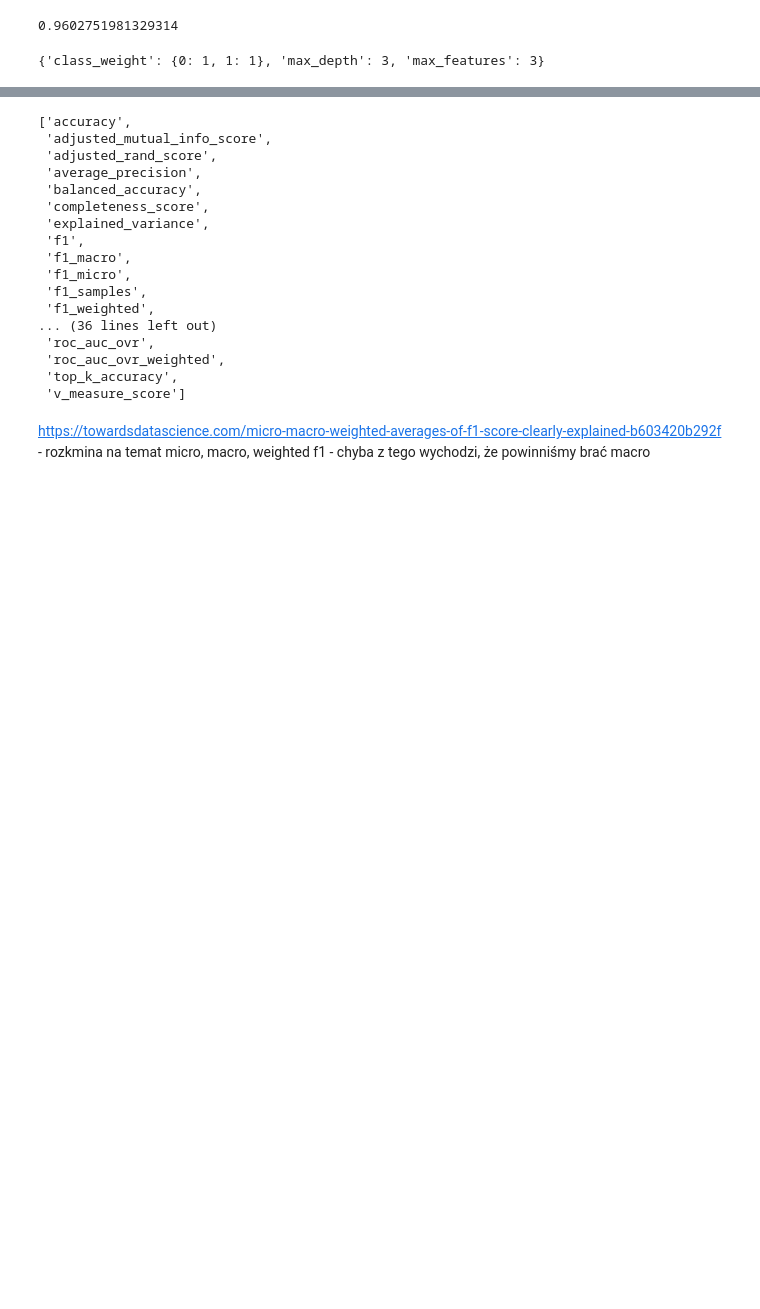
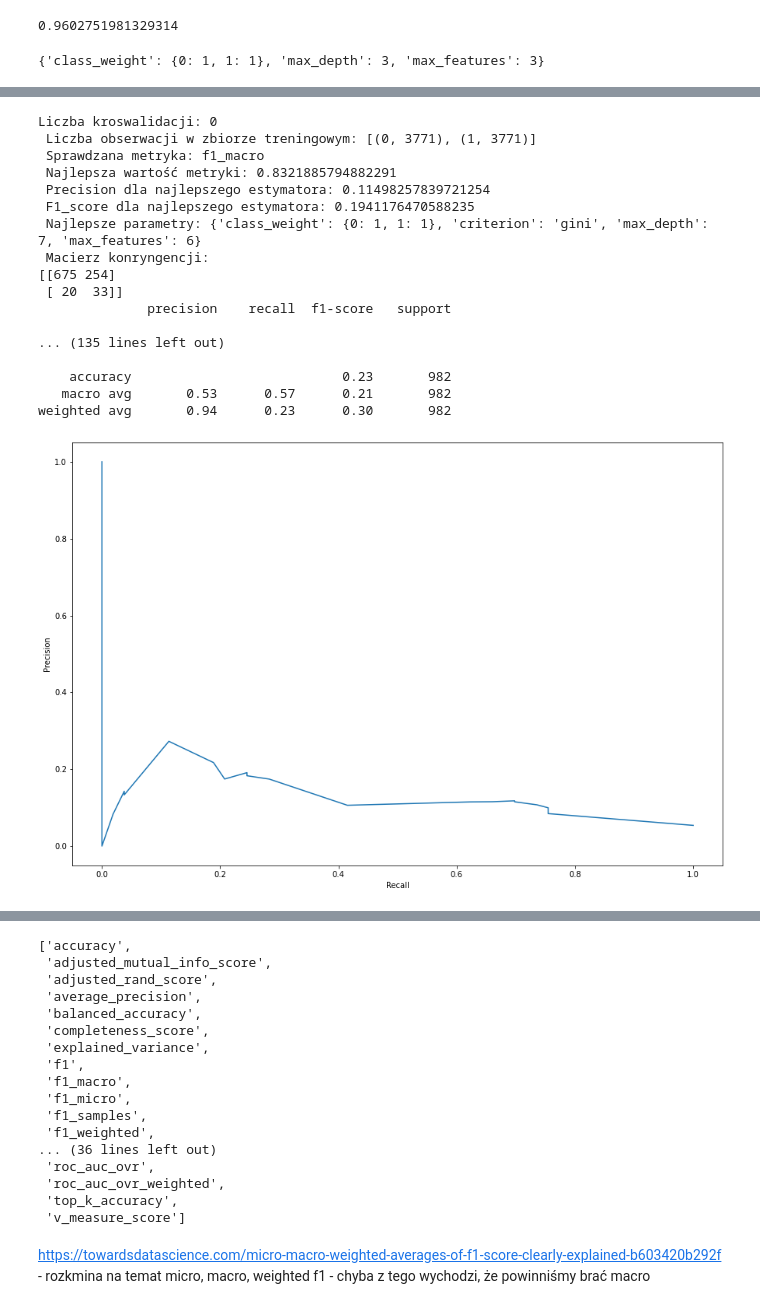
Before and after one commit to infoshareacademy/jdszr7-gold_diggers, a Jupyter notebook: python_projects/Stroke/Stroke.ipynb, the cells around one changed output, grey strips where cells are left out. Saved outputs shown, nothing was run; the diff lists cells and outputs as text; code cells hidden in the pictures; blank space fills up the shorter version.

```diff
--- a/python_projects/Stroke/Stroke.ipynb
+++ b/python_projects/Stroke/Stroke.ipynb
@@ -828,0 +987,68 @@ weighted avg       0.95      0.06      0.01       982
+# %%
+# grid search z SMOTE
+scorer = ['f1', 'recall', 'precision', 'accuracy', 'roc_auc']
+refit = 'recall'
+cross_val = [0, 2, 5, 10]
+
+for cv_value in cross_val:
+
+    #Oversampling
+    smt = SMOTE(random_state=42)
+    X_train_scaled_smt, y_train_smt= smt.fit_resample(X_train_scaled, y_train)
+
+    # grid search
+    grid_search_clf = grid_search(drzewo, param_drzewo, scorer, refit = refit, cross_val = cv_value)
+    grid_search_clf.fit(X_train_scaled_smt, y_train_smt) # w drzewie nie muszą być dane zestandaryzowanne
+    best_est = grid_search_clf.best_estimator_
+
+
+    # Zebranie score'ów dla najlepszego klasyfikatora
+    slownik_score = {}
+    scorer_rank = 'rank_test_' + refit
+    rank_min = grid_search_clf.cv_results_[scorer_rank].argmin()
+    for sc in scorer:
+        scorer_name = 'mean_test_' + sc
+        scorer_value = grid_search_clf.cv_results_[scorer_name][rank_min]
+        slownik_score[sc] = scorer_value
+
+    #predykcja dla najlepszego estymatora wg recall
+    y_pred = best_est.predict(X_train_scaled_smt)
+    y_pred_proba = best_est.predict_proba(X_train_scaled_smt)[:,1]
+
+
+    precision_c, recall_c, thresholds = precision_recall_curve(y_train_smt, y_pred_proba)
+
+
+    print(f"Liczba kroswalidacji: {cv_value} \n \
+Liczba obserwacji w zbiorze treningowym: {sorted(Counter(y_train_rus).items())} \n \
+Sprawdzana metryka: {scorer} \n \
+Najlepsza wartość metryki: {grid_search_clf.best_score_} \n \
+Precision dla najlepszego estymatora: {precision} \n \
+F1_score dla najlepszego estymatora: {f1} \n \
+Najlepsze parametry: {grid_search_clf.best_params_} \n \
+Macierz kontyngencji:")
+    print(confusion_matrix(y_train_smt, y_pred))
+    plt.figure(figsize=(15, 10))
+    plt.plot(recall_c, precision_c)
+    plt.xlabel("Recall")
+    plt.ylabel("Precision")
+    print(classification_report(y_train_smt, y_pred))
+# %% [output]
+Liczba kroswalidacji: 0
+ Liczba obserwacji w zbiorze treningowym: [(0, 3771), (1, 3771)]
+ Sprawdzana metryka: f1_macro
+ Najlepsza wartość metryki: 0.8321885794882291
+ Precision dla najlepszego estymatora: 0.11498257839721254
+ F1_score dla najlepszego estymatora: 0.1941176470588235
+ Najlepsze parametry: {'class_weight': {0: 1, 1: 1}, 'criterion': 'gini', 'max_depth': 7, 'max_features': 6}
+ Macierz konryngencji:
+[[675 254]
+ [ 20  33]]
+              precision    recall  f1-score   support
+
+... (135 lines left out)
+
+    accuracy                           0.23       982
+   macro avg       0.53      0.57      0.21       982
+weighted avg       0.94      0.23      0.30       982
+[figure, added]
```
Also changed, not shown: parts of 16 cells of this notebook.
